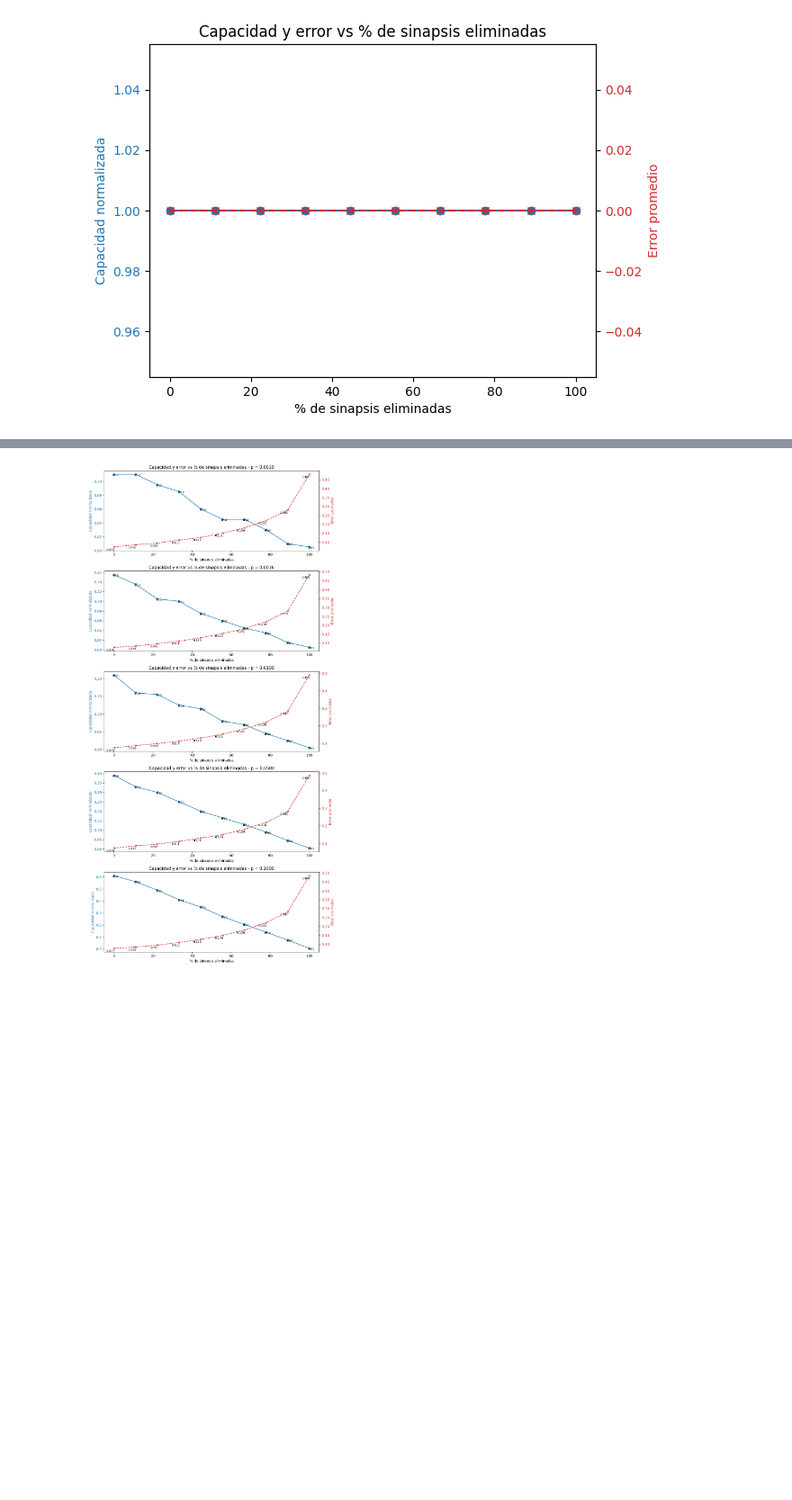
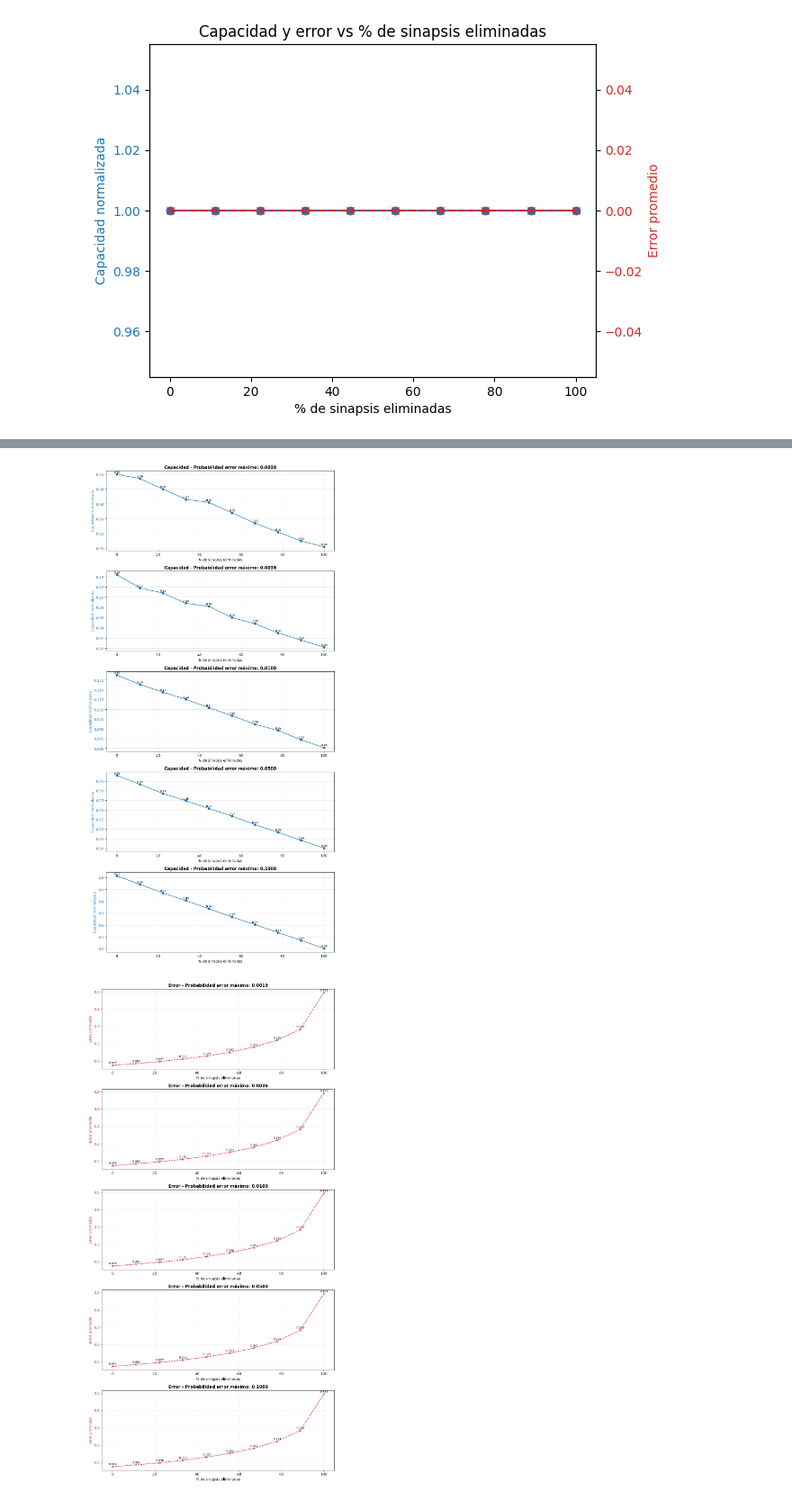
Before and after one commit to Icavicchioli/Redes-neuronales, a Jupyter notebook: Ej3_tp1.ipynb, the cells around one changed output, grey strips where cells are left out. Shown at 90% size. Cells and saved outputs as stored; diff of their text form; code cells hidden in the pictures; blank space fills up the shorter version.

```diff
--- a/Ej3_tp1.ipynb
+++ b/Ej3_tp1.ipynb
@@ -371,66 +294,80 @@ analizar_capacidad_vs_sinapsis(n_neuronas=200)
 # %%
-def analizar_capacidad_vs_sinapsis_dual(n_neuronas=10, prob_error_max_list=[0.001, 0.0036, 0.01, 0.05, 0.1]):
+def analizar_capacidad_vs_sinapsis_separado(n_neuronas=10, prob_error_max_list=[0.001, 0.0036, 0.01, 0.05, 0.1]):
     """
-    Versión con ejes duales para cada valor de prob_error_max
+    Versión con figuras separadas para capacidad y error
     """
     porcentajes = np.linspace(0, 1, 10)
 
-    # Crear subplots
     n_plots = len(prob_error_max_list)
-    fig, axes = plt.subplots(n_plots, 1, figsize=(10, 4*n_plots))
+
+    # Crear dos figuras: una para capacidad, otra para error
+    fig_cap, axes_cap = plt.subplots(n_plots, 1, figsize=(10, 4*n_plots))
+    fig_err, axes_err = plt.subplots(n_plots, 1, figsize=(10, 4*n_plots))
 
     if n_plots == 1:
-        axes = [axes]  # Convertir a lista si solo hay un subplot
+        axes_cap = [axes_cap]
+        axes_err = [axes_err]
 
-    for i, (prob_error_max, ax) in enumerate(zip(prob_error_max_list, axes)):
+    for i, prob_error_max in enumerate(prob_error_max_list):
         capacidades = []
         errores_promedios = []
 
         for p in porcentajes:
             ERN = evaluacion_capacidad_red_neuronal(n_neuronas)
             ERN.eliminar_sinapsis(p)
             errores, n_patrones = ERN.estimar_errores_vs_patrones()
             capacidad = ERN.capacidad_dada_proba(errores, n_patrones, prob_error_max=prob_error_max)
 
             capacidades.append(capacidad / n_neuronas)
             errores_promedios.append(np.mean(errores))
 
-        # Eje principal (capacidad)
+        # FIGURA DE CAPACIDAD
+        ax_cap = axes_cap[i]
         color_cap = 'tab:blue'
-        ax.set_xlabel('% de sinapsis eliminadas')
-        ax.set_ylabel('Capacidad normalizada', color=color_cap)
-        line1 = ax.plot(porcentajes*100, capacidades, marker='o', color=color_cap, label='Capacidad')
-        ax.tick_params(axis='y', labelcolor=color_cap)
+        ax_cap.set_xlabel('% de sinapsis eliminadas')
+        ax_cap.set_ylabel('Capacidad normalizada', color=color_cap)
+        line_cap = ax_cap.plot(porcentajes*100, capacidades, marker='o',
+                              color=color_cap, label='Capacidad')
+        ax_cap.tick_params(axis='y', labelcolor=color_cap)
+        ax_cap.set_title(f'Capacidad - Probabilidad error máximo: {prob_error_max:.4f}',
+                        fontsize=12, fontweight='bold')
+        ax_cap.grid(True, alpha=0.3)
 
-        # Eje secundario (error)
-        ax2 = ax.twinx()
-        color_err = 'tab:red'
-        ax2.set_ylabel('Error promedio', color=color_err)
-        line2 = ax2.plot(porcentajes*100, errores_promedios, marker='x', linestyle='--',color=color_err, label='Error')
-        ax2.tick_params(axis='y', labelcolor=color_err)
-
-
+        # Etiquetas para capacidad
         texts_cap = []
         for x, y in zip(porcentajes*100, capacidades):
-            texts_cap.append(ax.text(x, y, f'{y:.2f}', ha='center', va='bottom', fontsize=8))
+            texts_cap.append(ax_cap.text(x, y, f'{y:.2f}', ha='center', va='bottom', fontsize=8))
+        adjust_text(texts_cap, ax=ax_cap)
 
+        # FIGURA DE ERROR
+        ax_err = axes_err[i]
+        color_err = 'tab:red'
+        ax_err.set_xlabel('% de sinapsis eliminadas')
+        ax_err.set_ylabel('Error promedio', color=color_err)
+        line_err = ax_err.plot(porcentajes*100, errores_promedios, marker='x', linestyle='--',
+                              color=color_err, label='Error')
+        ax_err.tick_params(axis='y', labelcolor=color_err)
+        ax_err.set_title(f'Error - Probabilidad error máximo: {prob_error_max:.4f}',
+                        fontsize=12, fontweight='bold')
+        ax_err.grid(True, alpha=0.3)
+
+        # Etiquetas para error
         texts_err = []
         for x, y in zip(porcentajes*100, errores_promedios):
-            texts_err.append(ax2.text(x, y, f'{y:.3f}', ha='center', va='bottom', fontsize=8))
+            texts_err.append(ax_err.text(x, y, f'{y:.3f}', ha='center', va='bottom', fontsize=8))
+        adjust_text(texts_err, ax=ax_err)
 
-        # Ajustar automáticamente las posiciones
-        adjust_text(texts_cap, ax=ax)
-        adjust_text(texts_err, ax=ax2)
+    # Ajustar layout
+    fig_cap.tight_layout()
+    fig_err.tight_layout()
 
-        # Combinar leyendas
-        #lines = line1 + line2
-        #labels = [l.get_label() for l in lines]
-        #ax.legend(lines, labels, loc='upper right')
-
-    plt.tight_layout()
+    # Mostrar figuras
     plt.show()
 
+    return fig_cap, fig_err
+
 # Uso de la función
-analizar_capacidad_vs_sinapsis_dual(n_neuronas=200)
+fig_cap, fig_err = analizar_capacidad_vs_sinapsis_separado(n_neuronas=500)
 # %% [output]
-[figure, old version]
+[figure, new version]
+[figure, added]
```
Also changed, not shown: parts of 7 cells of this notebook.
